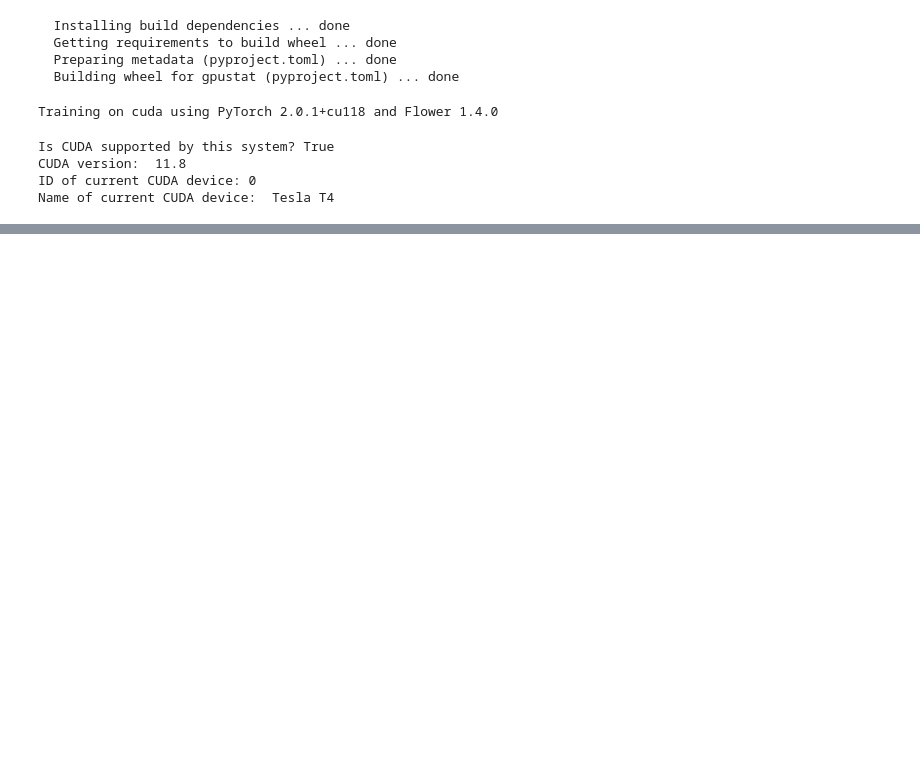
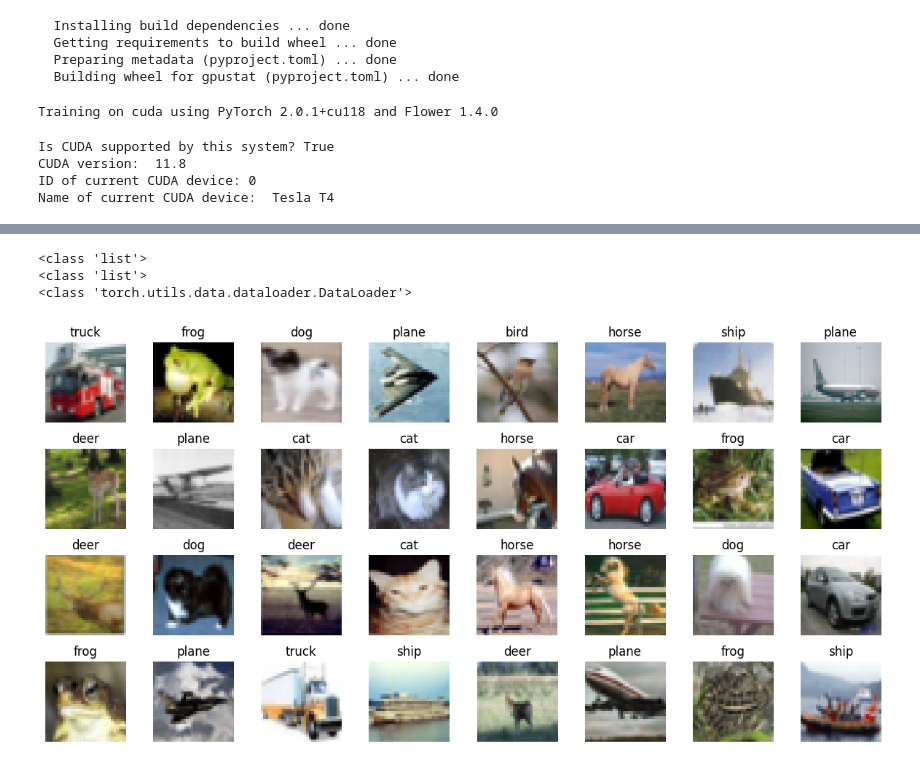
Before and after one commit to RafsanJany-44/Learning_Federated_Approch, a Jupyter notebook: Flower_1.ipynb, the cells around one changed output, grey strips where cells are left out. Drawn from its saved outputs; the diff is of its cells as text; code cells hidden in the pictures; blank space fills up the shorter version.

```diff
--- a/Flower_1.ipynb
+++ b/Flower_1.ipynb
@@ -45,3 +45,18 @@ Is CUDA supported by this system? True
 CUDA version:  11.8
 ID of current CUDA device: 0
 Name of current CUDA device:  Tesla T4
+# %%
+CLASSES = (
+    "plane",
+    "car",
+    "bird",
+    "cat",
+    "deer",
+    "dog",
+    "frog",
+    "horse",
+    "ship",
+    "truck",
+)
+# %%
+NUM_CLIENTS = 10
@@ -47,0 +99,31 @@ Name of current CUDA device:  Tesla T4
+# %%
+print(type(trainloaders))
+print(type(valloaders))
+print(type(testloader))
+# %% [output]
+<class 'list'>
+<class 'list'>
+<class 'torch.utils.data.dataloader.DataLoader'>
+# %%
+images, labels = next(iter(trainloaders[0]))
+
+# Reshape and convert images to a NumPy array
+# matplotlib requires images with the shape (height, width, 3)
+images = images.permute(0, 2, 3, 1).numpy()
+# Denormalize
+images = images / 2 + 0.5
+
+# Create a figure and a grid of subplots
+fig, axs = plt.subplots(4, 8, figsize=(12, 6))
+
+# Loop over the images and plot them
+for i, ax in enumerate(axs.flat):
+    ax.imshow(images[i])
+    ax.set_title(CLASSES[labels[i]])
+    ax.axis("off")
+
+# Show the plot
+fig.tight_layout()
+plt.show()
+# %% [output]
+[figure, added]
```
Also changed, not shown: parts of 8 cells of this notebook.
